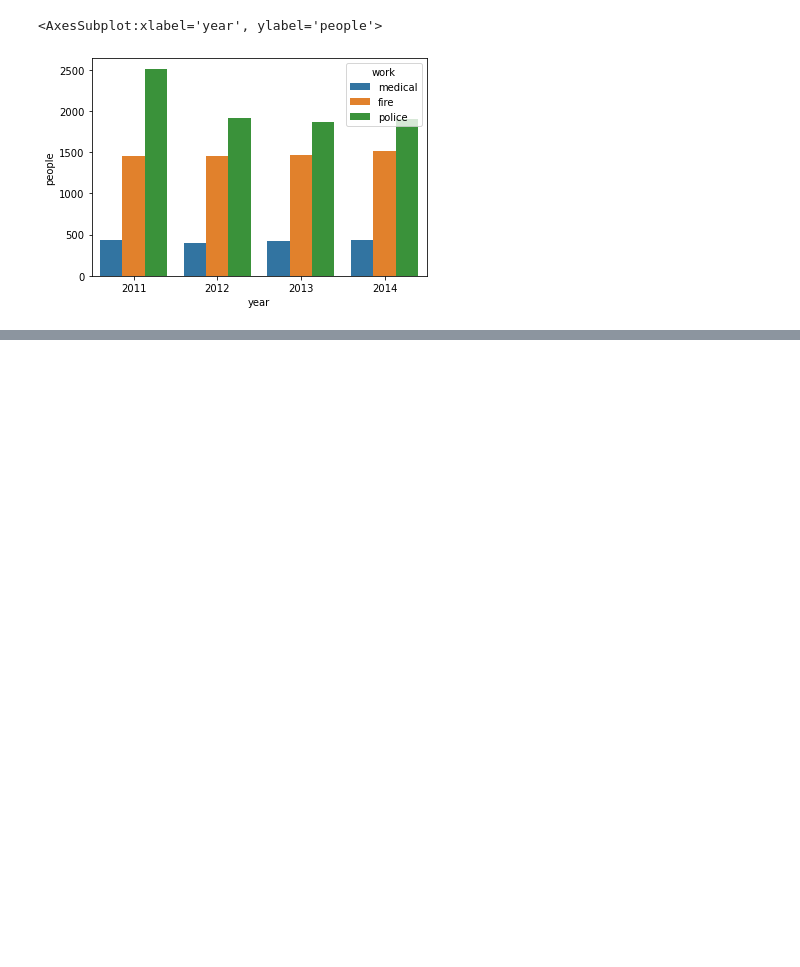
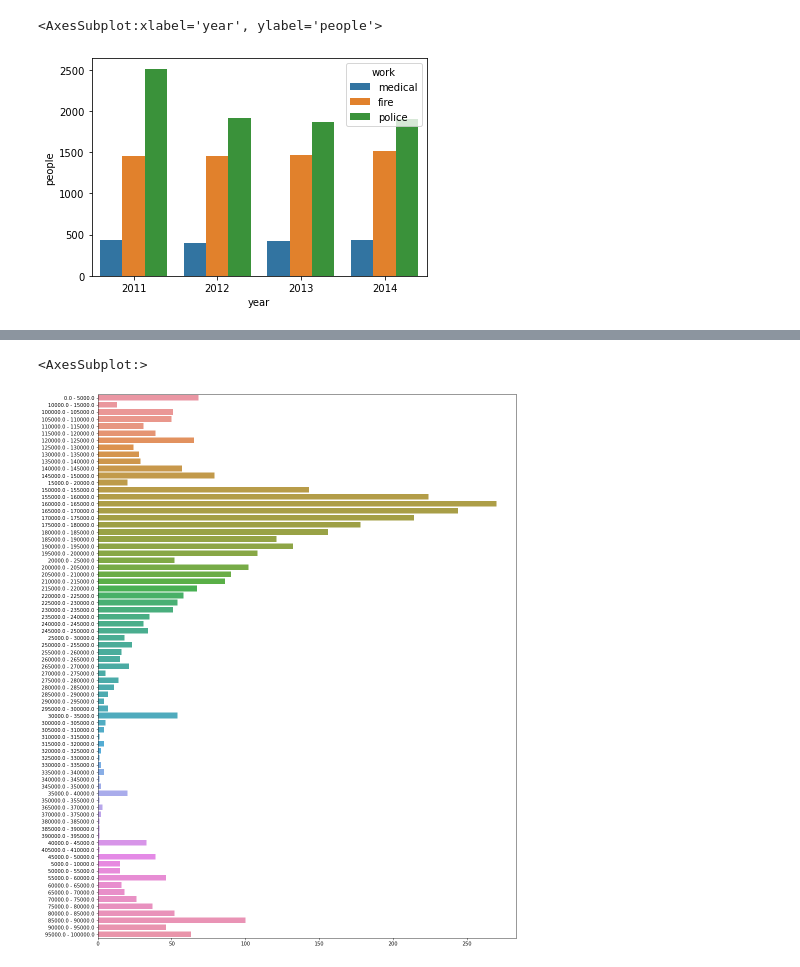
Before and after one commit to Arouse972188/Project, a Jupyter notebook: Проект.ipynb, the cells around one changed output, grey strips where cells are left out. Cells and saved outputs as stored; diff of their text form; code cells hidden in the pictures; blank space fills up the shorter version.

```diff
--- a/Проект.ipynb
+++ b/Проект.ipynb
@@ -515,0 +728,15 @@ sns.barplot(x='year', y='people', hue='work', hue_order=['medical', 'fire', 'pol
+# %%
+a3['hist']=(a3[1]//5000)*5000
+# %%
+a3['hist']=a3['hist'].map(lambda x: str(x) +' - '+ str((x + 5000)))
+# %%
+a3_hist = a3.groupby('hist').count()
+# %%
+a3_hist=a3_hist.reset_index()
+# %%
+#Распределение зарплат по кол-ву людей за 2013 год
+plt.figure(figsize=(15,20))
+sns.barplot(data=a3_hist, x=a3_hist[1].tolist(), y= a3_hist['hist'].tolist())
+# %% [output]
+<AxesSubplot:>
+[figure, added]
```
Also changed, not shown: parts of 80 cells of this notebook.
